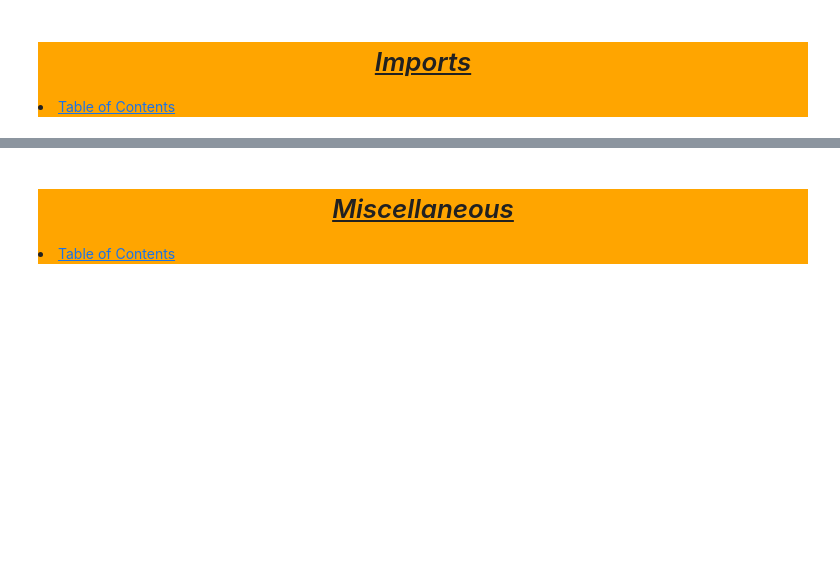
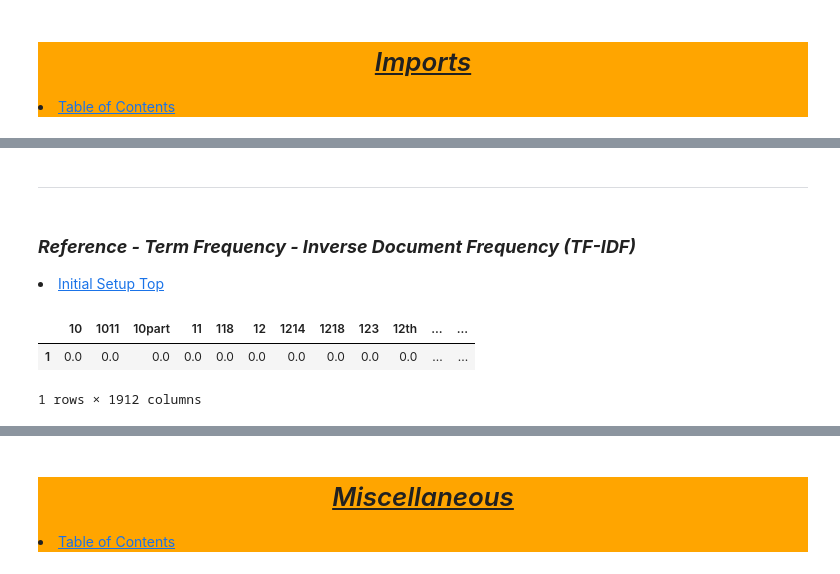
Before and after one commit to Jared-Wood135/natural-language-processing-exercises, a Jupyter notebook: model.ipynb, the cells around one changed output, grey strips where cells are left out. Saved outputs shown, nothing was run; the diff lists cells and outputs as text; code cells hidden in the pictures; blank space fills up the shorter version.

```diff
--- a/model.ipynb
+++ b/model.ipynb
@@ -67,0 +158,17 @@ mpl.style.use('bmh')
+# %% [markdown]
+---
+# %% [markdown]
+<a id='initialreferencetfidf'></a>
+<h3><b><i>
+    Reference - Term Frequency - Inverse Document Frequency (TF-IDF)
+</i></b></h3>
+<li><a href='#initial'>Initial Setup Top</a></li>
+# %%
+tfidf = TfidfVectorizer()
+bag_of_words = tfidf.fit_transform(news_df.summary_clean)
+pd.DataFrame(bag_of_words.todense(),
+            columns = tfidf.get_feature_names_out()).sample()
+# %% [output]
+|  | 10 | 1011 | 10part | 11 | 118 | 12 | 1214 | 1218 | 123 | 12th | ... | ... |
+| 1 | 0.0 | 0.0 | 0.0 | 0.0 | 0.0 | 0.0 | 0.0 | 0.0 | 0.0 | 0.0 | ... | ... |
+1 rows × 1912 columns
```
Also changed, not shown: parts of 79 cells of this notebook.
